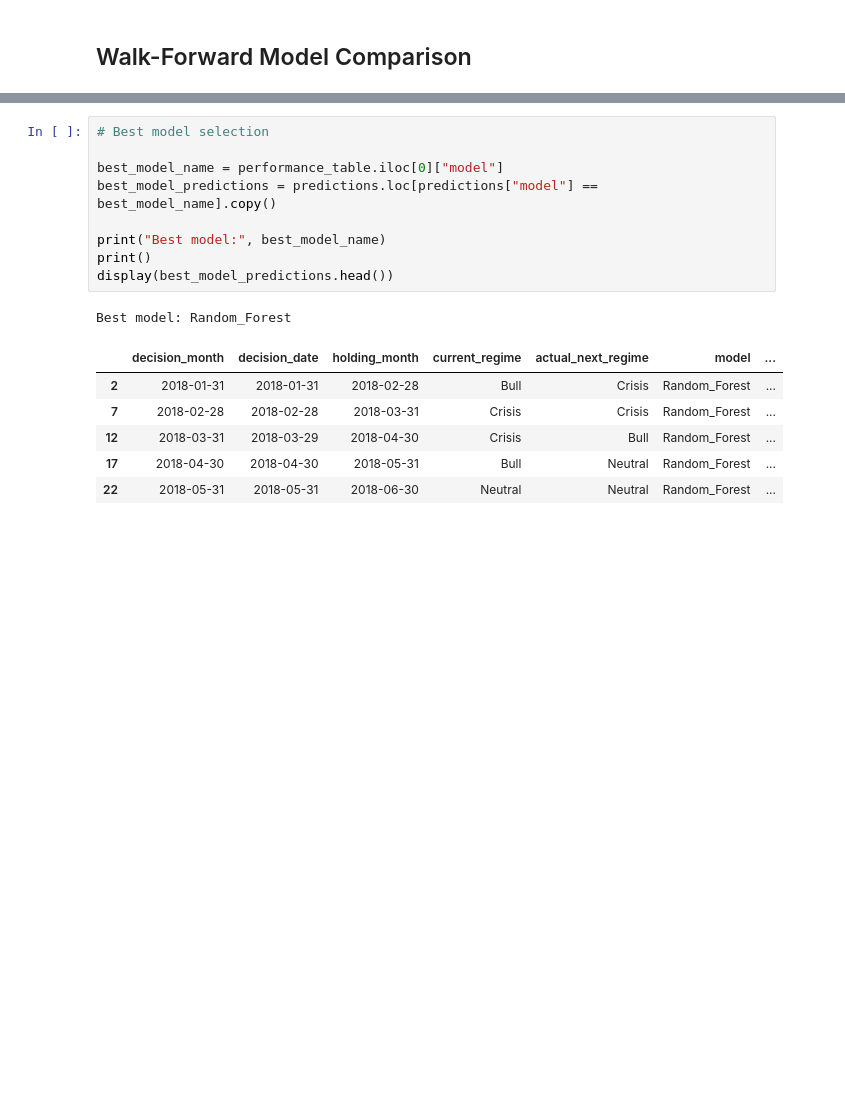
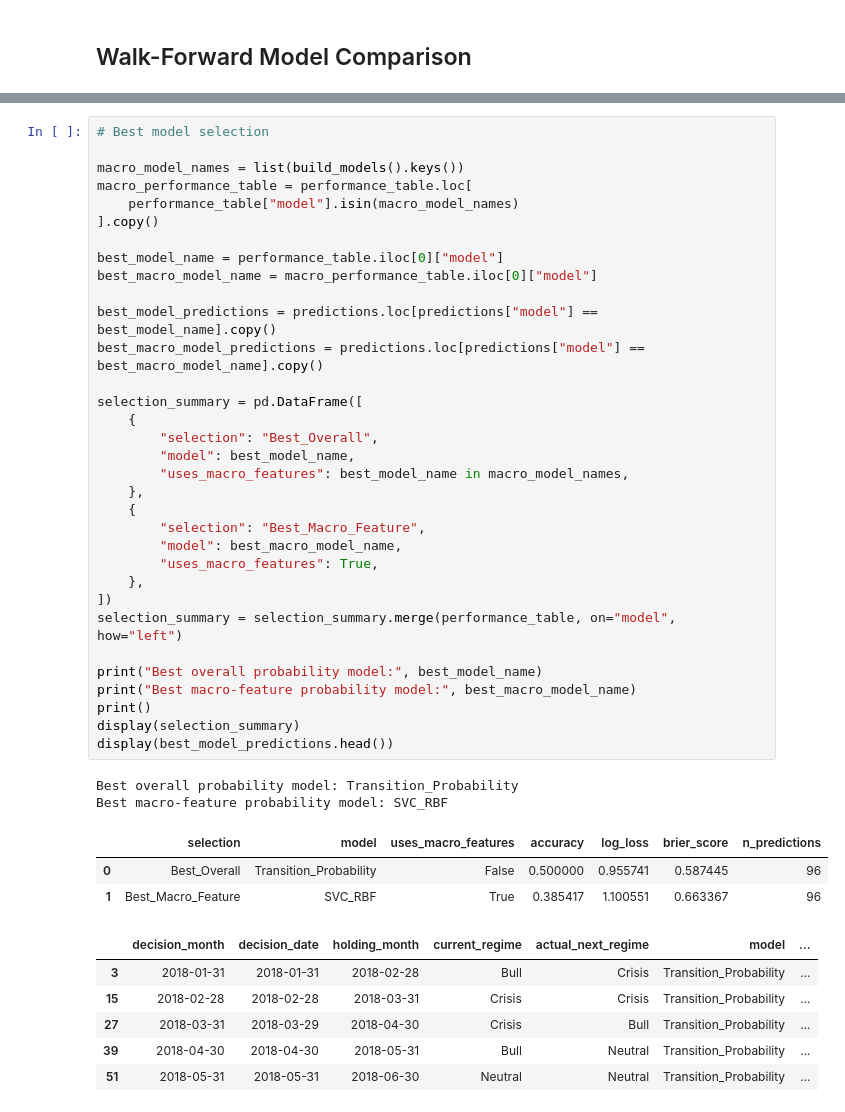
Before and after one commit to aidanpmitchell/stochastic-regime-portfolio-optimization, a Jupyter notebook: notebooks/07_macro_regime_prediction.ipynb, the cells around one changed output, grey strips where cells are left out. Drawn from its saved outputs; the diff is of its cells as text; blank space fills up the shorter version.

```diff
--- a/notebooks/07_macro_regime_prediction.ipynb
+++ b/notebooks/07_macro_regime_prediction.ipynb
@@ -531,18 +614,46 @@ The table above compares the forecasting models on a true walk-forward basis. Ac
 # %%
 # Best model selection
 
+macro_model_names = list(build_models().keys())
+macro_performance_table = performance_table.loc[
+    performance_table["model"].isin(macro_model_names)
+].copy()
+
 best_model_name = performance_table.iloc[0]["model"]
+best_macro_model_name = macro_performance_table.iloc[0]["model"]
+
 best_model_predictions = predictions.loc[predictions["model"] == best_model_name].copy()
+best_macro_model_predictions = predictions.loc[predictions["model"] == best_macro_model_name].copy()
 
-print("Best model:", best_model_name)
+selection_summary = pd.DataFrame([
+    {
+        "selection": "Best_Overall",
+        "model": best_model_name,
+        "uses_macro_features": best_model_name in macro_model_names,
+    },
+    {
+        "selection": "Best_Macro_Feature",
+        "model": best_macro_model_name,
+        "uses_macro_features": True,
+    },
+])
+selection_summary = selection_summary.merge(performance_table, on="model", how="left")
+
+print("Best overall probability model:", best_model_name)
+print("Best macro-feature probability model:", best_macro_model_name)
 print()
+display(selection_summary)
 display(best_model_predictions.head())
 # %% [output]
-Best model: Random_Forest
+Best overall probability model: Transition_Probability
+Best macro-feature probability model: SVC_RBF
-|  | decision_month | decision_date | holding_month | current_regime | actual_next_regime | model | ... |
-| 2 | 2018-01-31 | 2018-01-31 | 2018-02-28 | Bull | Crisis | Random_Forest | ... |
-| 7 | 2018-02-28 | 2018-02-28 | 2018-03-31 | Crisis | Crisis | Random_Forest | ... |
-| 12 | 2018-03-31 | 2018-03-29 | 2018-04-30 | Crisis | Bull | Random_Forest | ... |
-| 17 | 2018-04-30 | 2018-04-30 | 2018-05-31 | Bull | Neutral | Random_Forest | ... |
-| 22 | 2018-05-31 | 2018-05-31 | 2018-06-30 | Neutral | Neutral | Random_Forest | ... |
+|  | selection | model | uses_macro_features | accuracy | log_loss | brier_score | n_predictions |
+| 0 | Best_Overall | Transition_Probability | False | 0.500000 | 0.955741 | 0.587445 | 96 |
+| 1 | Best_Macro_Feature | SVC_RBF | True | 0.385417 | 1.100551 | 0.663367 | 96 |
+|  | decision_month | decision_date | holding_month | current_regime | actual_next_regime | model | ... |
+| 3 | 2018-01-31 | 2018-01-31 | 2018-02-28 | Bull | Crisis | Transition_Probability | ... |
+| 15 | 2018-02-28 | 2018-02-28 | 2018-03-31 | Crisis | Crisis | Transition_Probability | ... |
+| 27 | 2018-03-31 | 2018-03-29 | 2018-04-30 | Crisis | Bull | Transition_Probability | ... |
+| 39 | 2018-04-30 | 2018-04-30 | 2018-05-31 | Bull | Neutral | Transition_Probability | ... |
+| 51 | 2018-05-31 | 2018-05-31 | 2018-06-30 | Neutral | Neutral | Transition_Probability | ... |
 # %%
```
Also changed, not shown: parts of 13 cells of this notebook, 9 other files.
